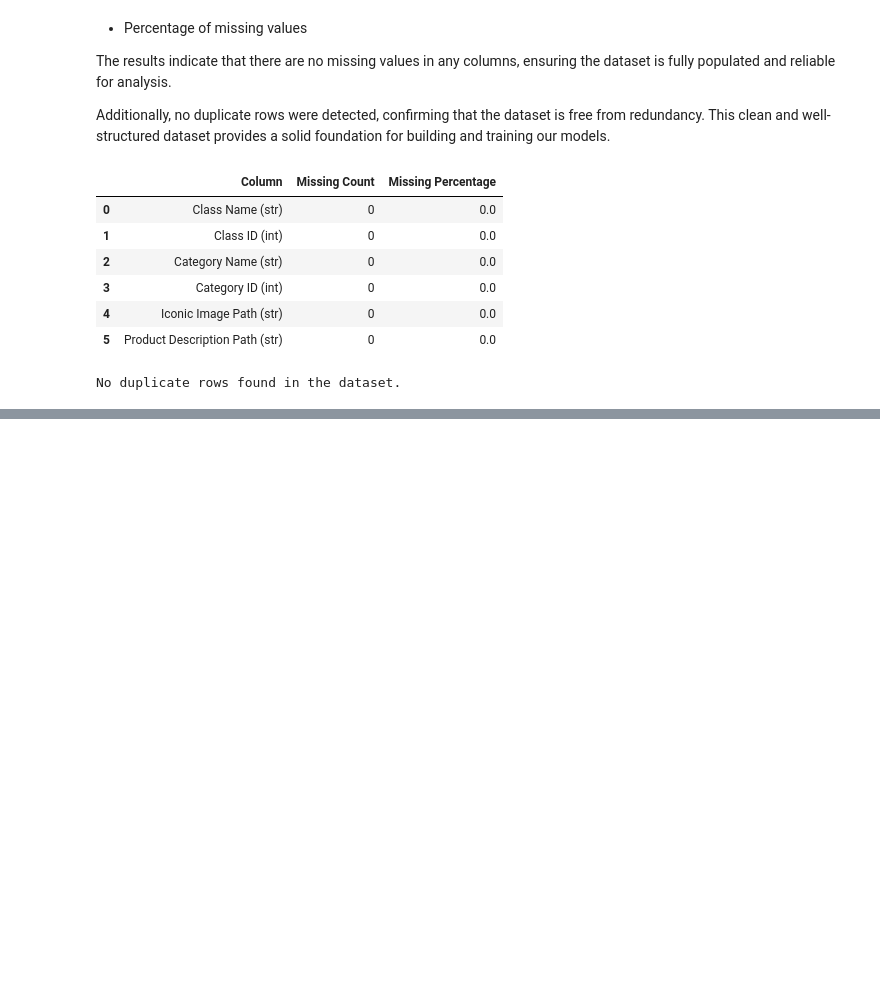
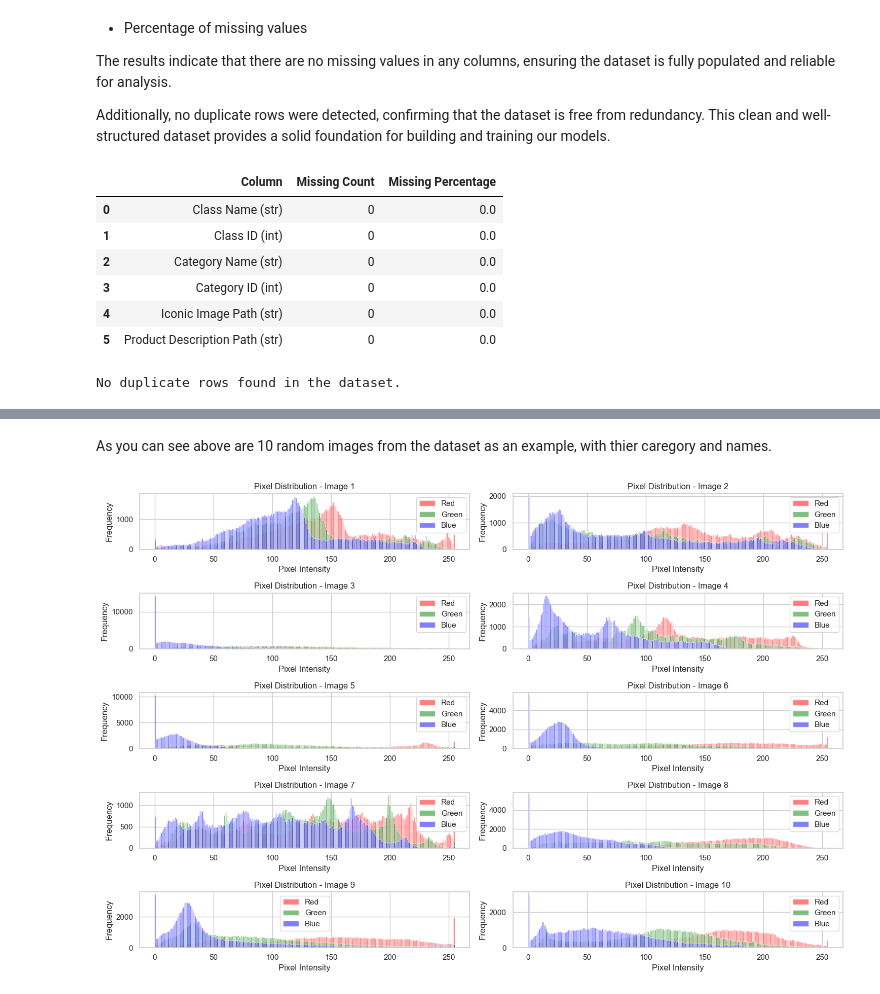
Before and after one commit to VeronicaTverdohleb/MALProject, a Jupyter notebook: FinalProject.ipynb, the cells around one changed output, grey strips where cells are left out. Cells and saved outputs as stored; diff of their text form; code cells hidden in the pictures; blank space fills up the shorter version.

```diff
--- a/FinalProject.ipynb
+++ b/FinalProject.ipynb
@@ -418,0 +470,39 @@ No duplicate rows found in the dataset.
+# %% [markdown]
+As you can see above are 10 random images from the dataset as an example, with thier caregory and names.
+# %%
+#Define a path to a directory containing sample images
+sample_images_path = 'GrocerystoreDataset-master/sample_images/natural'  # Update with the correct path
+
+#List image files in the directory
+image_files = [os.path.join(sample_images_path, f) for f in os.listdir(sample_images_path) if f.endswith(('.png', '.jpg', '.jpeg'))]
+
+#Select a couple of images
+selected_images = image_files[:10]  # Select the first two images
+
+#Plot pixel distributions
+plt.figure(figsize=(15, 10))
+
+for idx, image_path in enumerate(selected_images):
+    # Open and convert the image to RGB format
+    img = Image.open(image_path).convert('RGB')
+    img_array = np.array(img)
+
+    # Flatten pixel values for all channels
+    red_channel = img_array[:, :, 0].flatten()
+    green_channel = img_array[:, :, 1].flatten()
+    blue_channel = img_array[:, :, 2].flatten()
+
+    # Plot histograms
+    plt.subplot(5, 2, idx + 1)
+    plt.hist(red_channel, bins=256, color='red', alpha=0.5, label='Red')
+    plt.hist(green_channel, bins=256, color='green', alpha=0.5, label='Green')
+    plt.hist(blue_channel, bins=256, color='blue', alpha=0.5, label='Blue')
+    plt.title(f'Pixel Distribution - Image {idx + 1}')
+    plt.xlabel('Pixel Intensity')
+    plt.ylabel('Frequency')
+    plt.legend()
+
+plt.tight_layout()
+plt.show()
+# %% [output]
+[figure, added]
```
Also changed, not shown: parts of 7 cells of this notebook.
